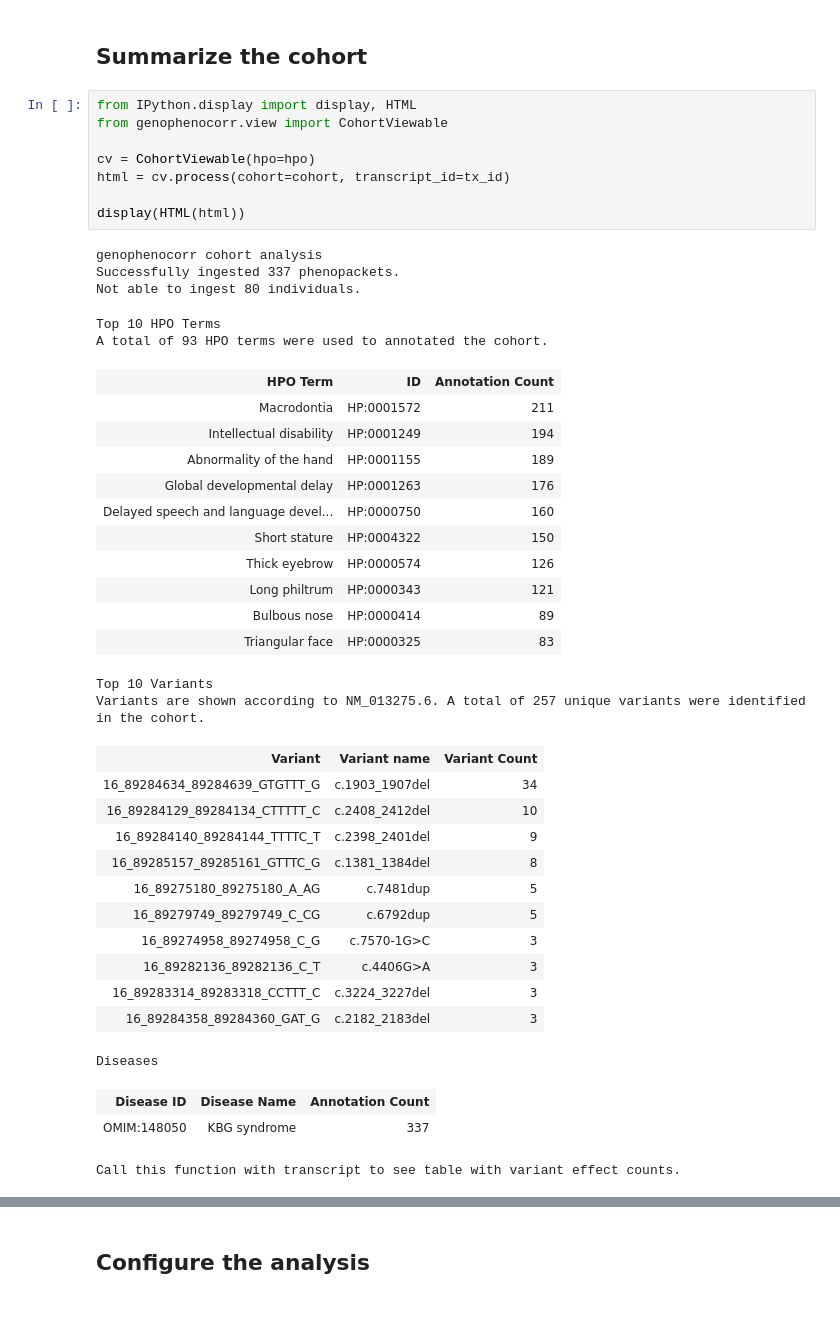
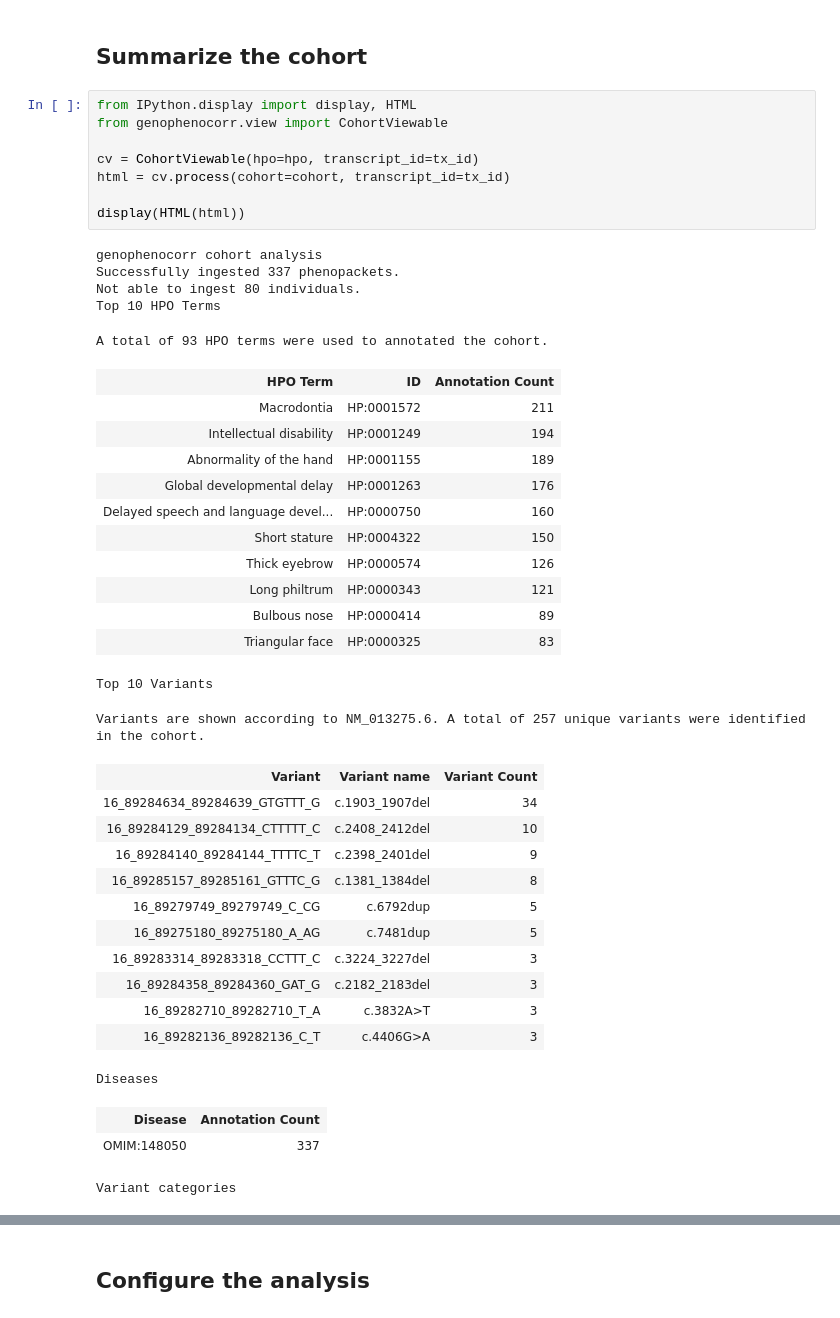
Before and after one commit to monarch-initiative/gpsea, a Jupyter notebook: notebooks/ANKRD11/KBG.ipynb, the cells around one changed output, grey strips where cells are left out. Cells and saved outputs as stored; diff of their text form.

```diff
--- a/notebooks/ANKRD11/KBG.ipynb
+++ b/notebooks/ANKRD11/KBG.ipynb
@@ -59,42 +59,42 @@ Showing errors and warnings
 # %%
 from IPython.display import display, HTML
 from genophenocorr.view import CohortViewable
 
-cv = CohortViewable(hpo=hpo)
+cv = CohortViewable(hpo=hpo, transcript_id=tx_id)
 html = cv.process(cohort=cohort, transcript_id=tx_id)
 
 display(HTML(html))
 # %% [output]
 genophenocorr cohort analysis
 Successfully ingested 337 phenopackets.
 Not able to ingest 80 individuals.
+Top 10 HPO Terms
-Top 10 HPO Terms
 A total of 93 HPO terms were used to annotated the cohort.
 | HPO Term | ID | Annotation Count |
 | Macrodontia | HP:0001572 | 211 |
 | Intellectual disability | HP:0001249 | 194 |
 | Abnormality of the hand | HP:0001155 | 189 |
 | Global developmental delay | HP:0001263 | 176 |
 | Delayed speech and language devel... | HP:0000750 | 160 |
 | Short stature | HP:0004322 | 150 |
 | Thick eyebrow | HP:0000574 | 126 |
 | Long philtrum | HP:0000343 | 121 |
 | Bulbous nose | HP:0000414 | 89 |
 | Triangular face | HP:0000325 | 83 |
 Top 10 Variants
-Variants are shown according to NM_013275.6. A total of 257 unique variants were identified in the cohort.
+Variants are shown according to NM_013275.6. A total of 257 unique variants were identified in the cohort.
 | Variant | Variant name | Variant Count |
 | 16_89284634_89284639_GTGTTT_G | c.1903_1907del | 34 |
 | 16_89284129_89284134_CTTTTT_C | c.2408_2412del | 10 |
 | 16_89284140_89284144_TTTTC_T | c.2398_2401del | 9 |
 | 16_89285157_89285161_GTTTC_G | c.1381_1384del | 8 |
+| 16_89279749_89279749_C_CG | c.6792dup | 5 |
 | 16_89275180_89275180_A_AG | c.7481dup | 5 |
-| 16_89279749_89279749_C_CG | c.6792dup | 5 |
-| 16_89274958_89274958_C_G | c.7570-1G>C | 3 |
-| 16_89282136_89282136_C_T | c.4406G>A | 3 |
 | 16_89283314_89283318_CCTTT_C | c.3224_3227del | 3 |
 | 16_89284358_89284360_GAT_G | c.2182_2183del | 3 |
+| 16_89282710_89282710_T_A | c.3832A>T | 3 |
+| 16_89282136_89282136_C_T | c.4406G>A | 3 |
-Diseases
+Diseases
-| Disease ID | Disease Name | Annotation Count |
-| OMIM:148050 | KBG syndrome | 337 |
+| Disease | Annotation Count |
+| OMIM:148050 | 337 |
-Call this function with transcript to see table with variant effect counts.
+Variant categories
```
Also changed, not shown: parts of 15 cells of this notebook, 3 other files.
